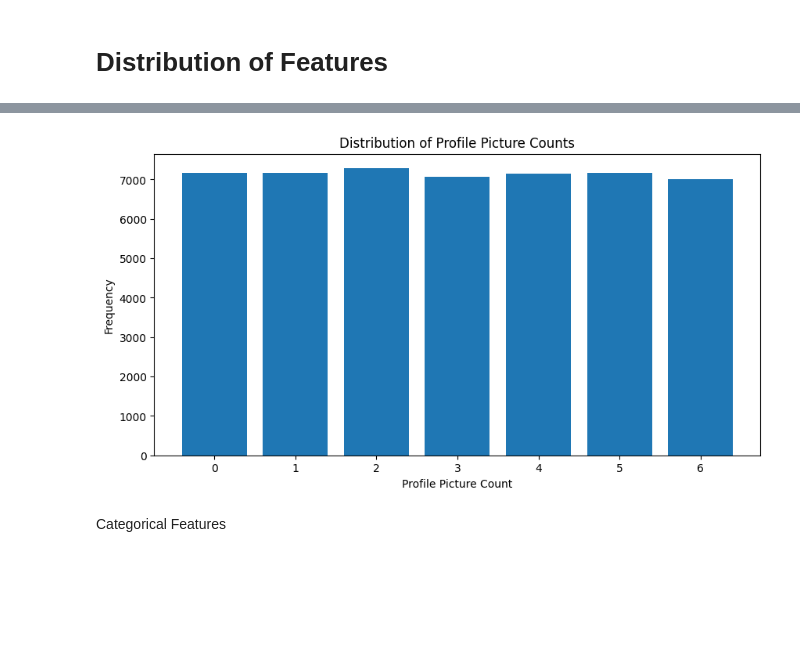
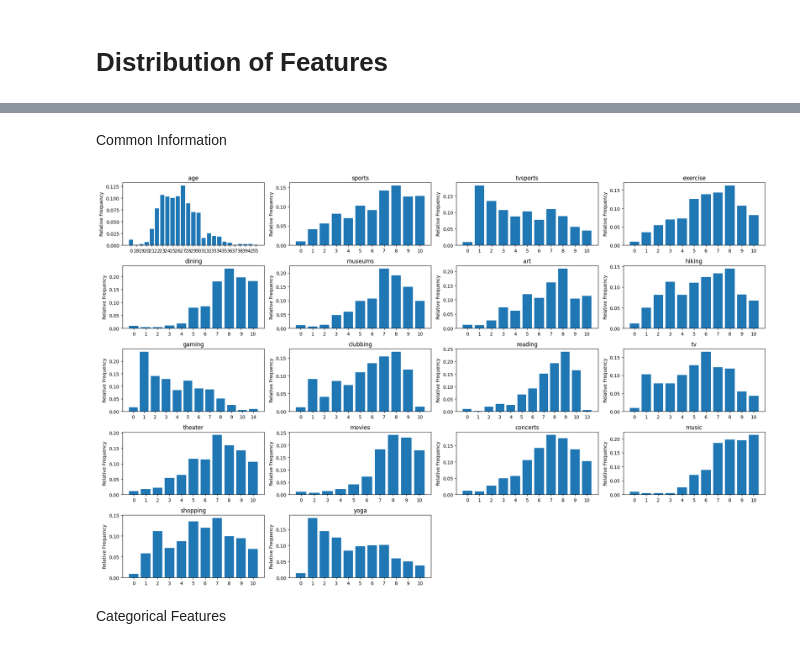
Before and after one commit to SvenNatterer/BASpeedDating, a Jupyter notebook: descriptive_speeddating.ipynb, the cells around one changed output, grey strips where cells are left out. Drawn from its saved outputs; the diff is of its cells as text; code cells hidden in the pictures; blank space fills up the shorter version.

```diff
--- a/descriptive_speeddating.ipynb
+++ b/descriptive_speeddating.ipynb
@@ -288,7 +256,7 @@ for i in range(n_rows):
         for g in df_viz['gender'].unique():
             subset = df_viz[df_viz['gender'] == g]
             sns.kdeplot(subset[col].dropna(), fill=True, label=g, ax=ax_right)
-        ax_right.set_title(f'Density Plot für {col}')
+        ax_right.set_title(f'{col}')
         ax_right.set_xlabel(col)
         ax_right.set_ylabel('Dichte')
         ax_right.set_xlim(0, 100)
@@ -322,13 +328,33 @@ plt.show()
+# %% [markdown]
+Common Information
 # %%
-counts = df['profile_pics_count'].value_counts().sort_index()
-plt.figure(figsize=(10, 5))
-plt.bar(counts.index, counts.values)
-plt.xlabel('Profile Picture Count')
-plt.ylabel('Frequency')
-plt.title('Distribution of Profile Picture Counts')
+import numpy as np
+
+interests = df_processed.filter(regex=r'^(age|sports|tv|tvsports|exercise|dining|museums|art|hiking|gaming|clubbing|reading|theater|movies|concerts|music|shopping|yoga)$').columns.tolist()
+# Determine subplot grid
+n = len(interests)
+ncols = 4
+nrows = int(np.ceil(n / ncols))
+
+fig, axes = plt.subplots(nrows=nrows, ncols=ncols, figsize=(20, nrows * 2.5))
+axes = axes.flatten()
+
+for i, col in enumerate(interests):
+    # Calculate relative frequencies: count each value divided by total counts
+    rel_counts = df_processed[col].value_counts(normalize=True).sort_index()
+    axes[i].bar(rel_counts.index.astype(str), rel_counts.values)
+    axes[i].set_title(col)
+    axes[i].set_xlabel("")
+    axes[i].set_ylabel("Relative Frequency")
+
+# Remove extra subplots if any
+for j in range(i + 1, len(axes)):
+    fig.delaxes(axes[j])
+
+plt.tight_layout()
 plt.show()
 # %% [output]
-[figure, old version]
+[figure, new version]
 # %% [markdown]
 Categorical Features
 # %%
```
Also changed, not shown: parts of 6 cells of this notebook.
